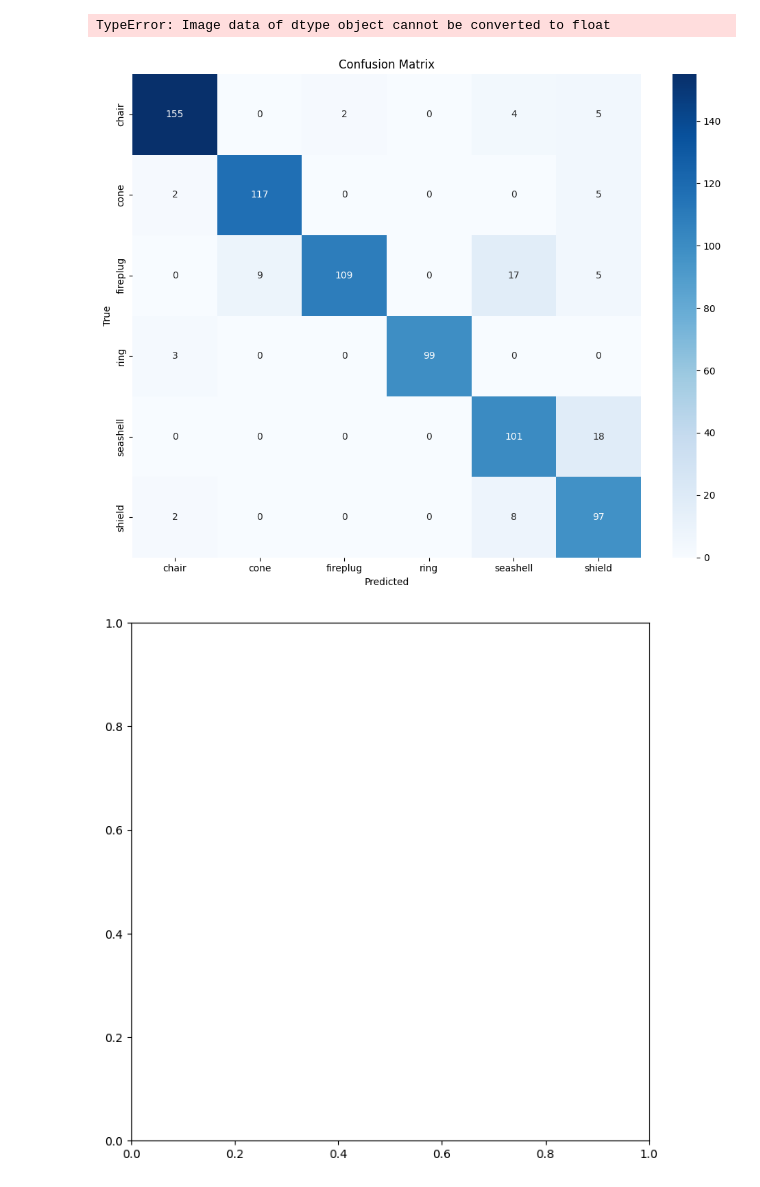
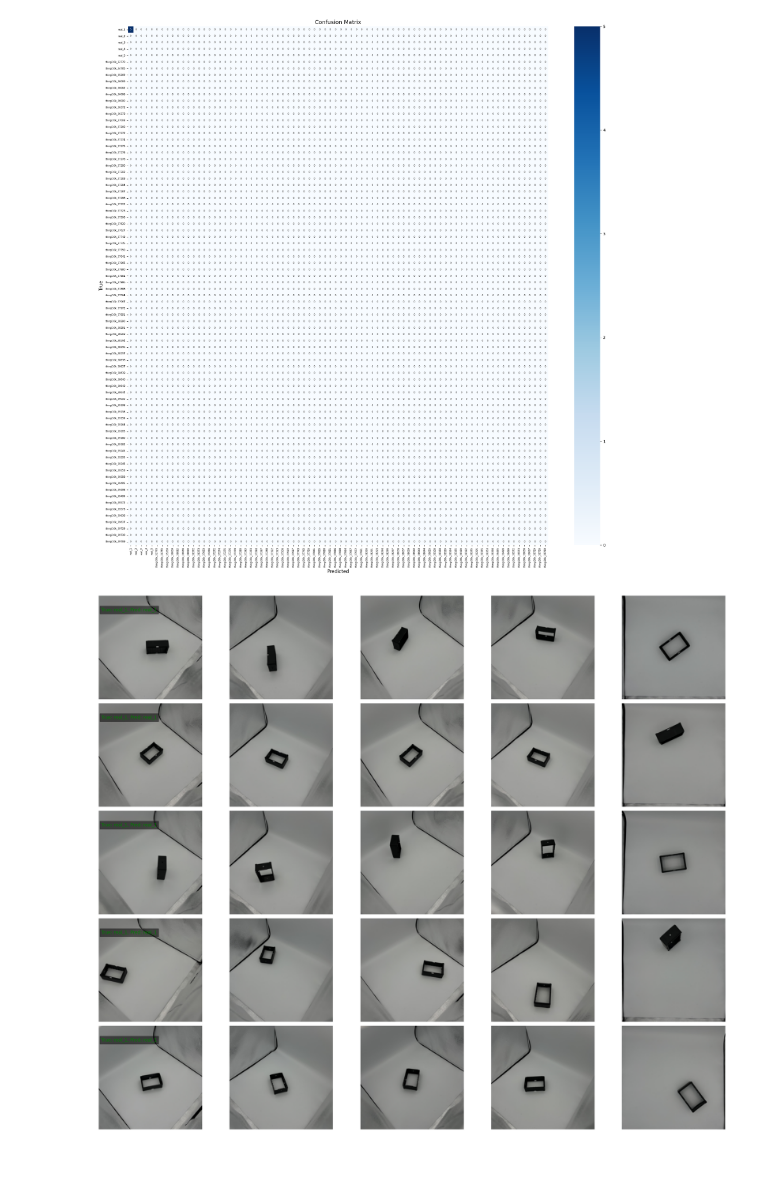
Before and after one commit to yammooo/multi-view-classification, a Jupyter notebook: notebook.ipynb, the cells around one changed output. Cells and saved outputs as stored; diff of their text form; code cells hidden in the pictures; blank space fills up the shorter version.

Commit message:
update dataset paths and training parameters, add dataset creation script for multi-view classification

```diff
--- a/notebook.ipynb
+++ b/notebook.ipynb
@@ -18,8 +26,10 @@ batch_size = 8
 # %%
 # Initialize data generator (this will also create train/test splits)
-data_gen = MultiViewDataGenerator(
+test_gen = SimpleMultiViewDataGenerator(
     data_dir=data_dir,
+    views=views,
     input_shape=input_shape,
-    batch_size=batch_size
+    batch_size=batch_size,
+    test_split=1.0
 )
 # %% [output]
@@ -32,28 +37,19 @@ Testing set: 78 objects
 # %%
 # Get test dataset and class names
-test_ds = data_gen.get_test_dataset()
-class_names = data_gen.get_class_names()
+test_ds = test_gen.get_test_dataset()
 # %%
 # Compute validation steps:
-validation_steps = len(data_gen.test_samples) // batch_size
-if len(data_gen.test_samples) % batch_size != 0:
+validation_steps = len(test_gen.test_samples) // batch_size
+if len(test_gen.test_samples) % batch_size != 0:
     validation_steps += 1
 # %%
-# Load the saved model (change the path if needed)
-model_path = r"/home/yammo/C:/Users/gianm/Development/multi-view-classification/results/run_20250306-084246/model_best.keras"
-model = load_model(model_path)
+# Load the saved model
+model_path = r"/home/yammo/C:/Users/gianm/Development/multi-view-classification/results/run_20250317-100005/model_best.keras"
+model = keras.models.load_model(model_path)
 # %%
 # Evaluate the model using the helper function
 report, cm_fig, y_true, y_pred = evaluate_model(model, test_ds, class_names, validation_steps)
 
-# Show/plot the confusion matrix figure
-plt.figure(figsize=(10, 8))
-plt.imshow(cm_fig)
-plt.axis('off')
-plt.show()
-
 # Optionally, display wrong predictions:
-wrong_fig = visualize_wrong_predictions(model, test_ds, class_names, num_samples=5)
-if wrong_fig:
-    plt.show(wrong_fig)
+wrong_fig = plot_predictions(model, test_ds, class_names, num_samples=15)
 # %% [output]
@@ -88,3 +73,2 @@ weighted avg       0.90      0.89      0.90       758
-TypeError: Image data of dtype object cannot be converted to float
-[figure, old version]
+[figure, new version]
-[figure, old version]
+[figure, new version]
```
Also changed, not shown: parts of 5 cells of this notebook, 5 other files.
